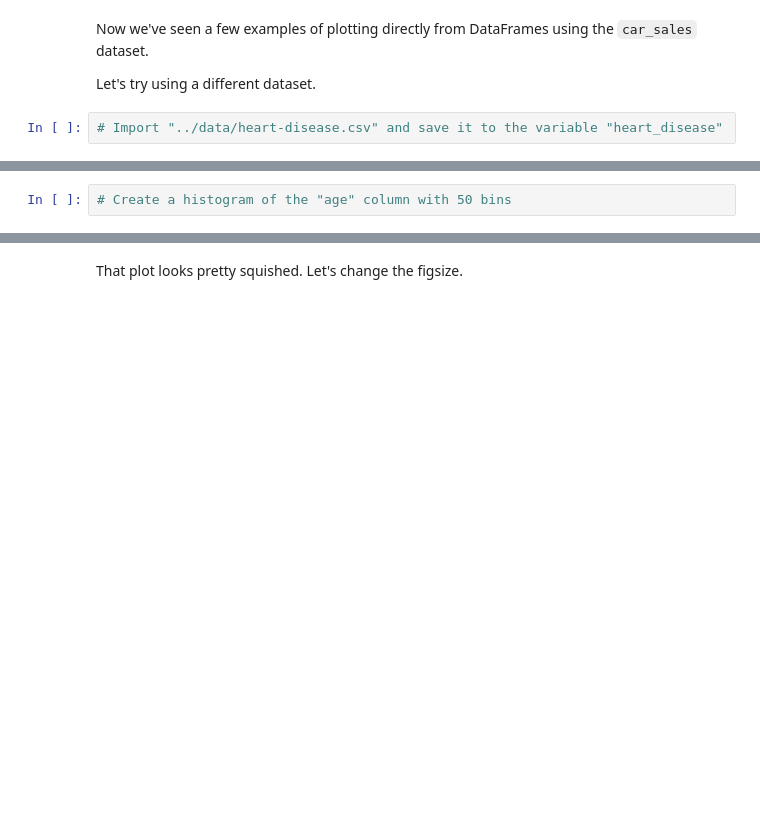
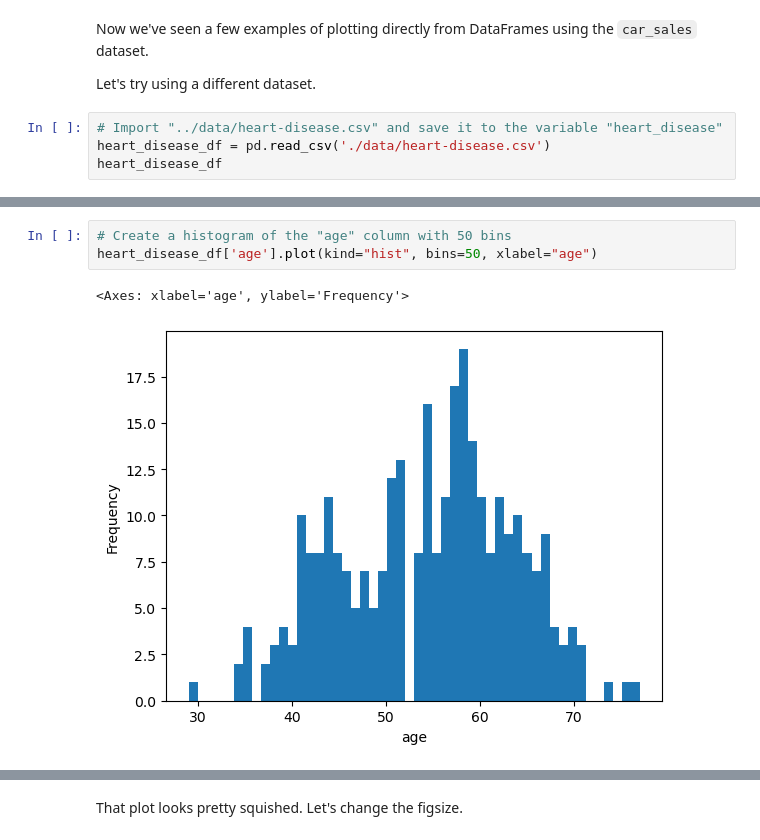
Before and after one commit to DanielJBox/ml-ds-ztm, a Jupyter notebook: matplotlib-project/matplotlib-exercises.ipynb, the cells around one changed output, grey strips where cells are left out. Saved outputs shown, nothing was run; the diff lists cells and outputs as text; blank space fills up the shorter version.

```diff
--- a/matplotlib-project/matplotlib-exercises.ipynb
+++ b/matplotlib-project/matplotlib-exercises.ipynb
@@ -387,3 +432,5 @@ Now we've seen a few examples of plotting directly from DataFrames using the `ca
 Let's try using a different dataset.
 # %%
 # Import "../data/heart-disease.csv" and save it to the variable "heart_disease"
+heart_disease_df = pd.read_csv('./data/heart-disease.csv')
+heart_disease_df
@@ -392,5 +466,9 @@ Let's try using a different dataset.
 # %%
 # Create a histogram of the "age" column with 50 bins
+heart_disease_df['age'].plot(kind="hist", bins=50, xlabel="age")
+# %% [output]
+<Axes: xlabel='age', ylabel='Frequency'>
+[figure, added]
 # %%
 # Call plot.hist() on the heart_disease DataFrame and toggle the
 # "subplots" parameter to True
```
Also changed, not shown: parts of 21 cells of this notebook, 2 other files.
